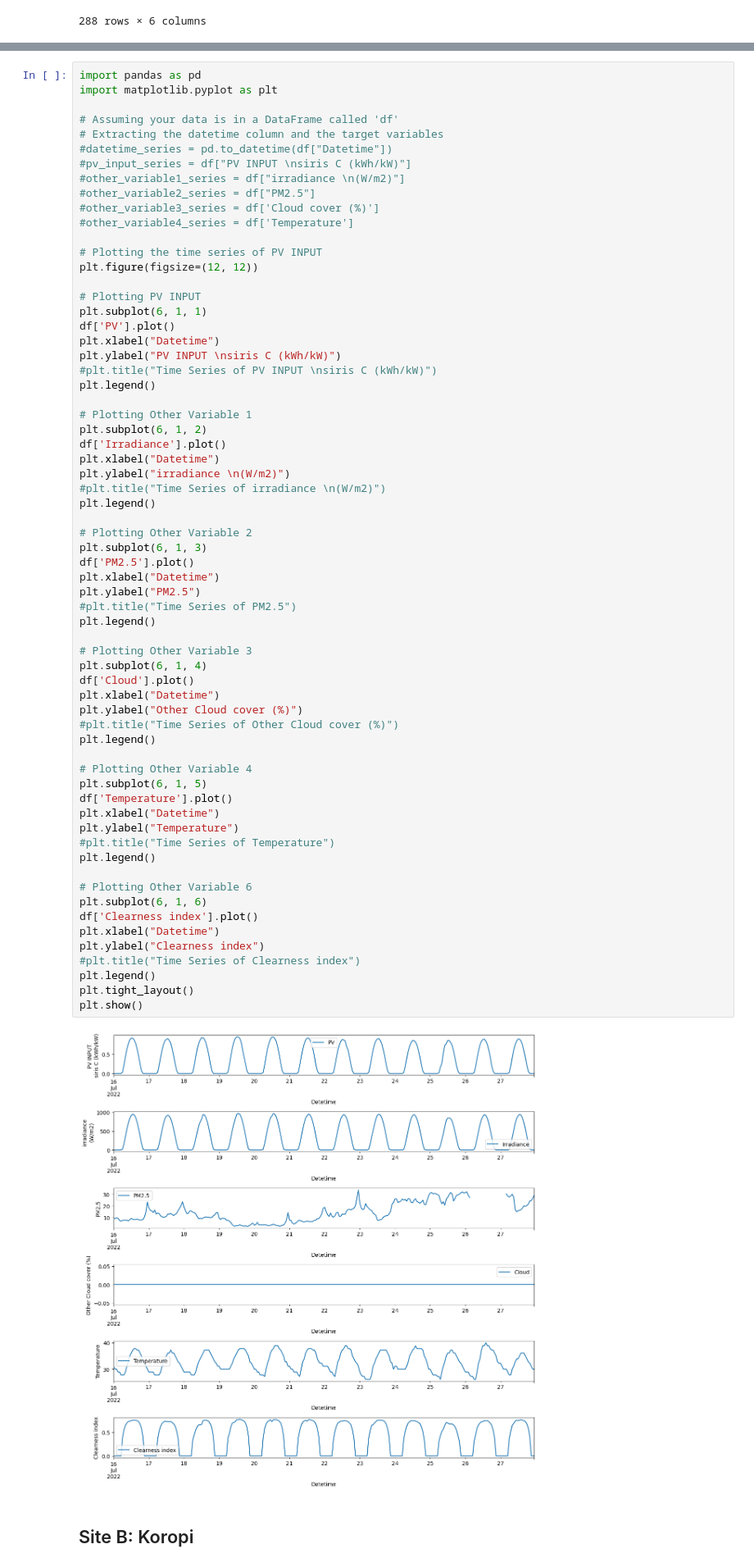
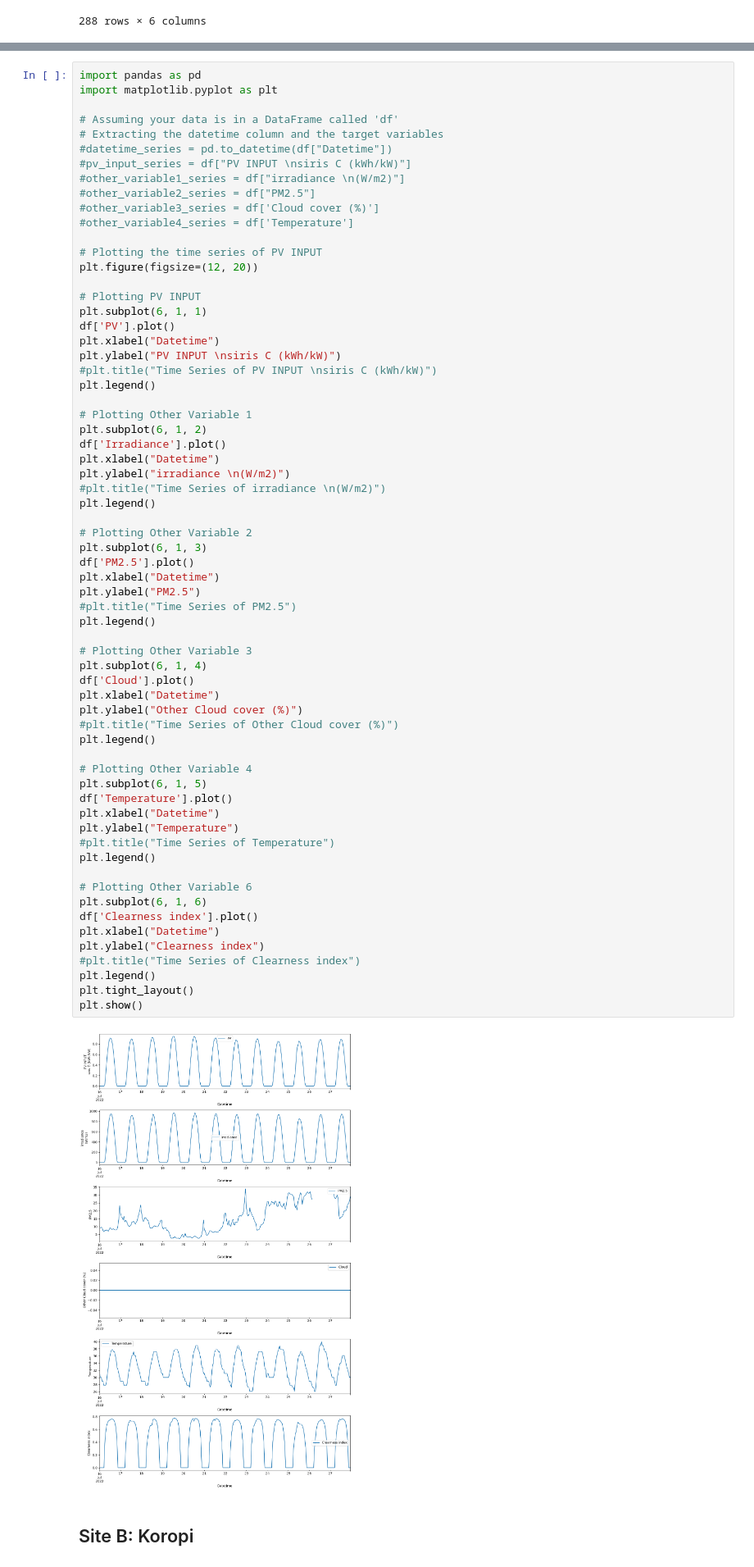
Before and after one commit to jean-paul-calin/wildfire-pv, a Jupyter notebook: toy model 1.ipynb, the cells around one changed output, grey strips where cells are left out. Shown: that part at 82% size. Saved outputs shown, nothing was run; the diff lists cells and outputs as text.

```diff
--- a/toy model 1.ipynb
+++ b/toy model 1.ipynb
@@ -102,7 +102,7 @@ import matplotlib.pyplot as plt
 #other_variable4_series = df['Temperature']
 
 # Plotting the time series of PV INPUT
-plt.figure(figsize=(12, 12))
+plt.figure(figsize=(12, 20))
 
 # Plotting PV INPUT
 plt.subplot(6, 1, 1)
@@ -127,34 +127,34 @@ plt.xlabel("Datetime")
 plt.ylabel("PM2.5")
 #plt.title("Time Series of PM2.5")
 plt.legend()
 
 # Plotting Other Variable 3
 plt.subplot(6, 1, 4)
 df['Cloud'].plot()
 plt.xlabel("Datetime")
 plt.ylabel("Other Cloud cover (%)")
 #plt.title("Time Series of Other Cloud cover (%)")
 plt.legend()
 
 # Plotting Other Variable 4
 plt.subplot(6, 1, 5)
 df['Temperature'].plot()
 plt.xlabel("Datetime")
 plt.ylabel("Temperature")
 #plt.title("Time Series of Temperature")
 plt.legend()
 
 # Plotting Other Variable 6
 plt.subplot(6, 1, 6)
 df['Clearness index'].plot()
 plt.xlabel("Datetime")
 plt.ylabel("Clearness index")
 #plt.title("Time Series of Clearness index")
 plt.legend()
 plt.tight_layout()
 plt.show()
 # %% [output]
-[figure, old version]
+[figure, new version]
 # %% [markdown]
 ## Site B: Koropi
 # %%
```
Also changed, not shown: parts of 2 cells of this notebook.
